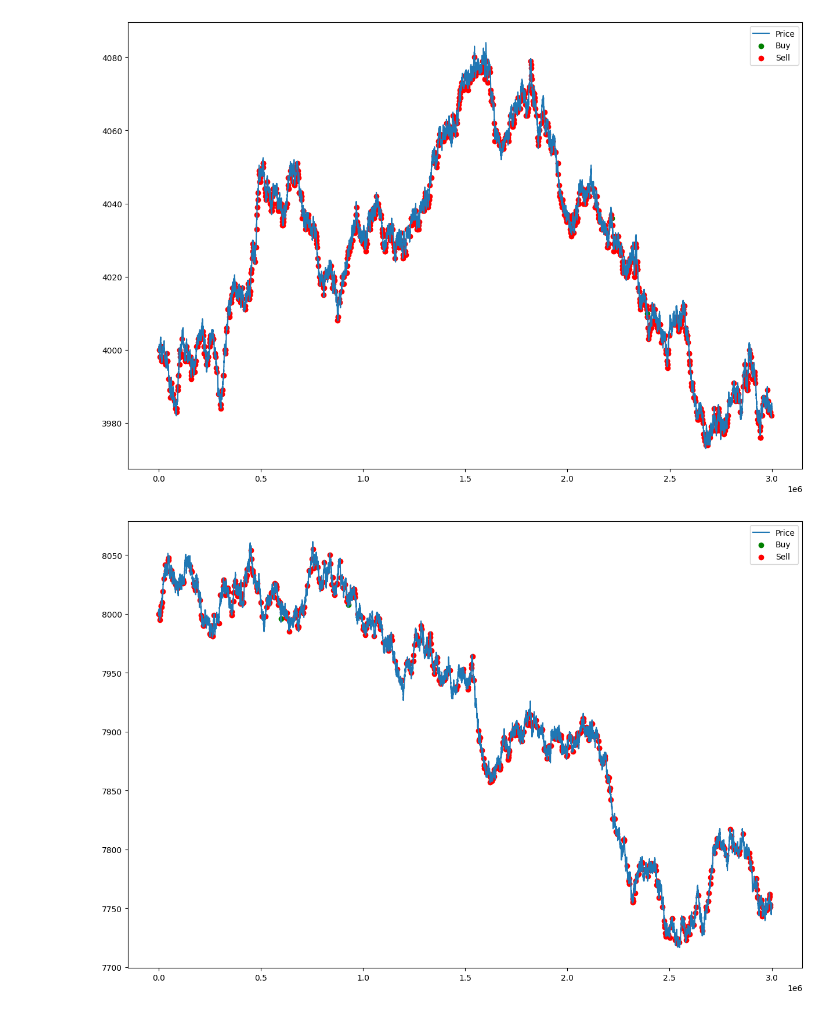
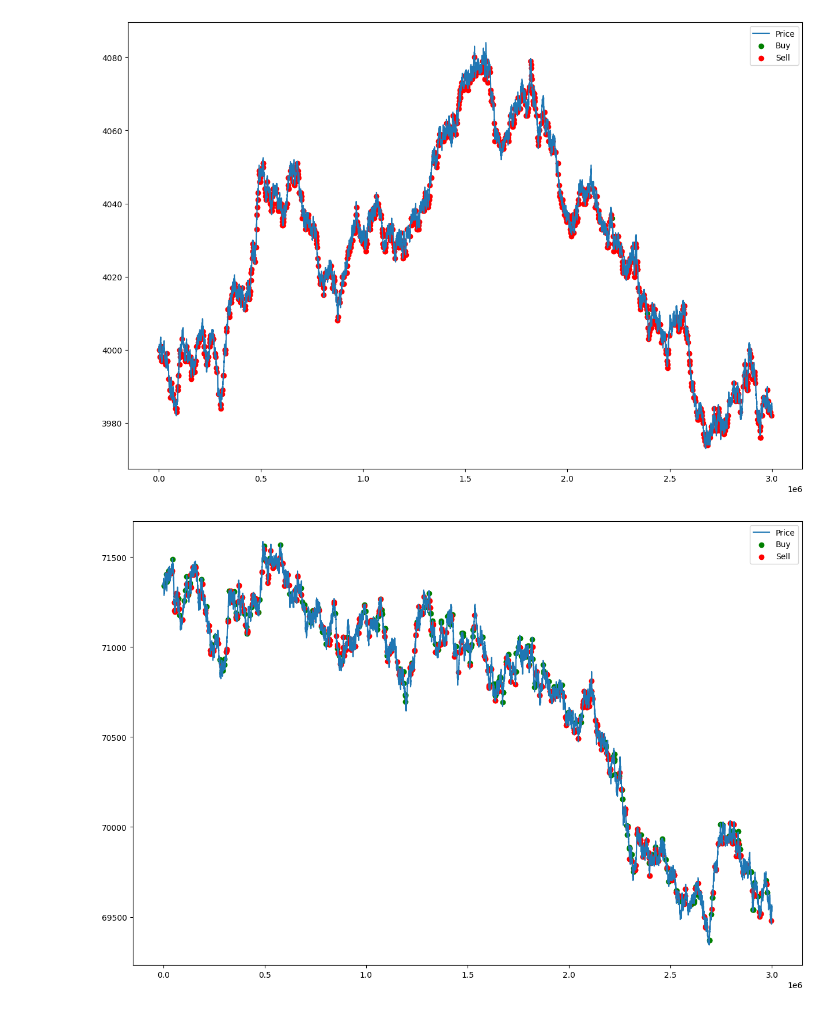
Before and after one commit to andrewliu08/prosperity-goats, a Jupyter notebook: research/round5/algo_trading/matt_research.ipynb, the cells around one changed output. Drawn from its saved outputs; the diff is of its cells as text; code cells hidden in the pictures.

Commit message:
all graphs

```diff
--- a/research/round5/algo_trading/matt_research.ipynb
+++ b/research/round5/algo_trading/matt_research.ipynb
@@ -148,17 +148,17 @@ plt.show()
 [figure]
 # %%
 # Chocolate
-prices = round_3_prices[round_3_prices["product"] == CHOCOLATE]
-trades = round_3[round_3["symbol"] == CHOCOLATE]
-trader = 'Vladimir'
+prices = round_3_prices[round_3_prices["product"] == GIFT_BASKET]
+trades = round_3[round_3["symbol"] == GIFT_BASKET]
+trader = 'Rhianna'
 
 buys = trades[trades["buyer"] == trader]
 sells = trades[trades["seller"] == trader]
 plt.figure(figsize=(15, 10))
 plt.plot(prices["timestamp"], prices["mid_price"], label="Price")
 plt.scatter(buys["timestamp"], buys["price"], color="green", label="Buy")
 plt.scatter(sells["timestamp"], sells["price"], color="red", label="Sell")
 plt.legend()
 plt.show()
 # %% [output]
-[figure, old version]
+[figure, new version]
```
Also changed, not shown: parts of 1 cell of this notebook, 2 other files.
